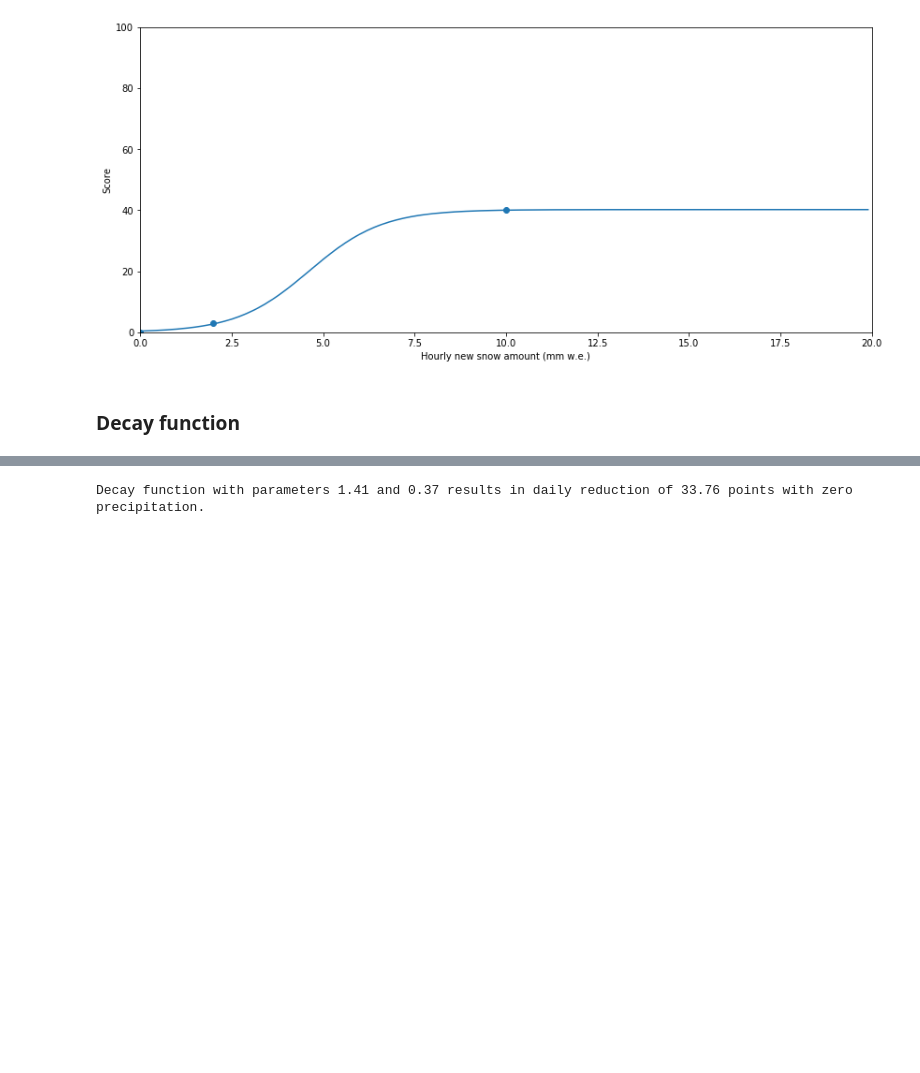
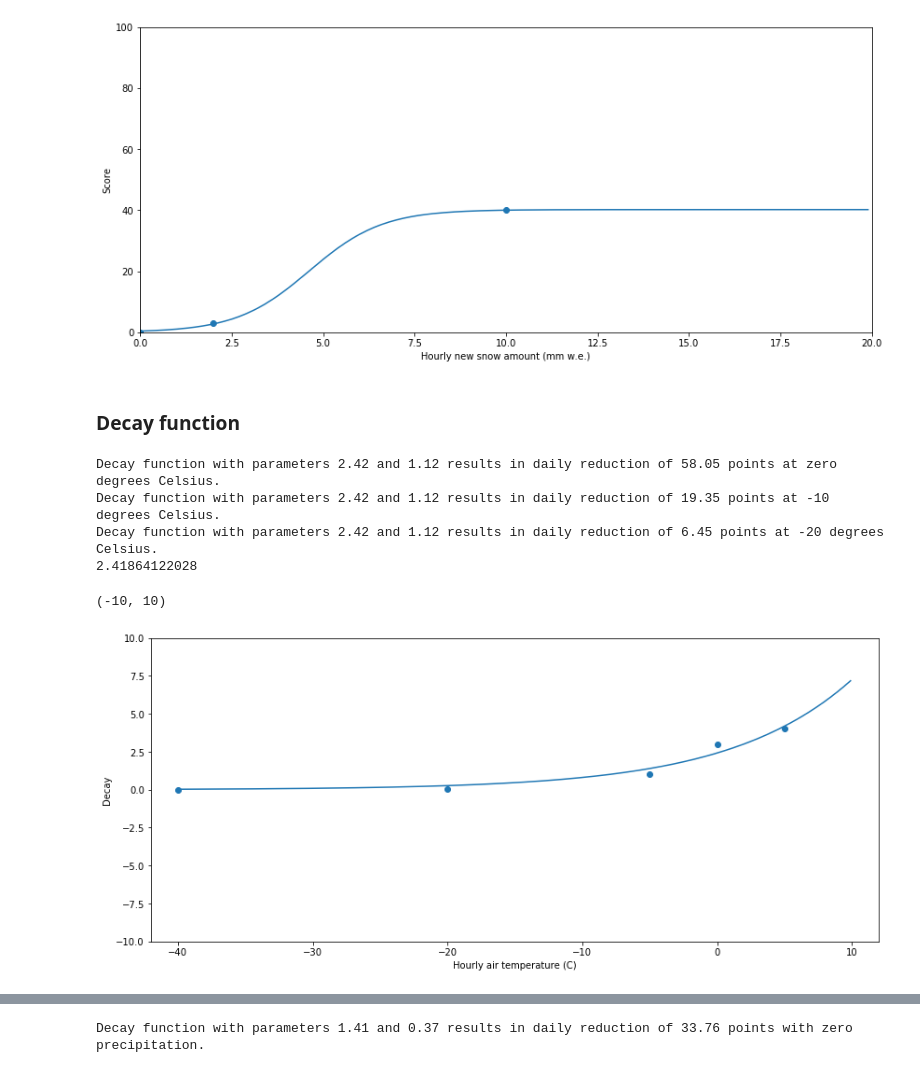
Before and after one commit to kmunve/APS, a Jupyter notebook: aps/notebooks/new_snow_problem.ipynb, the cells around one changed output, grey strips where cells are left out. Drawn from its saved outputs; the diff is of its cells as text; code cells hidden in the pictures; blank space fills up the shorter version.

```diff
--- a/aps/notebooks/new_snow_problem.ipynb
+++ b/aps/notebooks/new_snow_problem.ipynb
@@ -256,3 +256,43 @@ Score function with parameters 4.62 and 40.19 results in daily increase of 65.54
 [figure]
 # %% [markdown]
 ### Decay function
+# %%
+# Hourly air temperature (ideally snow surface temperature, but that is not available at the moment)
+control_points = np.array([
+        [-40., 0.01],
+        [-20.0, 0.05],
+        [-5, 1.],
+        [0.0, 3.],
+        #[1., 0.],
+        #[4., -10.],
+        [5., 4.]
+    ])
+new_snow_1h_decay_cat = control_points[:, 0]
+new_snow_1h_decay_score = control_points[:, 1]
+
+params = curve_fit(decay_func, new_snow_1h_decay_cat, new_snow_1h_decay_score)
+
+[a, b] = params[0]
+print("Decay function with parameters {0:.2f} and {1:.2f} results in daily reduction of {2:.2f} points at zero degrees Celsius.".format(a, b, decay_func(0, a, b)*24))
+print("Decay function with parameters {0:.2f} and {1:.2f} results in daily reduction of {2:.2f} points at -10 degrees Celsius.".format(a, b, decay_func(-10, a, b)*24))
+print("Decay function with parameters {0:.2f} and {1:.2f} results in daily reduction of {2:.2f} points at -20 degrees Celsius.".format(a, b, decay_func(-20, a, b)*24))
+
+x = np.arange(-40, 10.0, 0.1)
+res = decay_func(x, a, b)
+
+print(decay_func(0, a, b))
+
+plt.scatter(new_snow_1h_decay_cat, new_snow_1h_decay_score)
+plt.plot(x, res)
+
+plt.xlabel('Hourly air temperature (C)')
+plt.ylabel('Decay')
+plt.xlim(-42, 12); plt.ylim(-10, 10)
+#plt.gca().add_patch(Rectangle((0, 0), 40, 100, edgecolor="lightgrey", facecolor="lightgrey"))
+# %% [output]
+Decay function with parameters 2.42 and 1.12 results in daily reduction of 58.05 points at zero degrees Celsius.
+Decay function with parameters 2.42 and 1.12 results in daily reduction of 19.35 points at -10 degrees Celsius.
+Decay function with parameters 2.42 and 1.12 results in daily reduction of 6.45 points at -20 degrees Celsius.
+2.41864122028
+(-10, 10)
+[figure, added]
```
Also changed, not shown: parts of 3 cells of this notebook, 1 other file.
